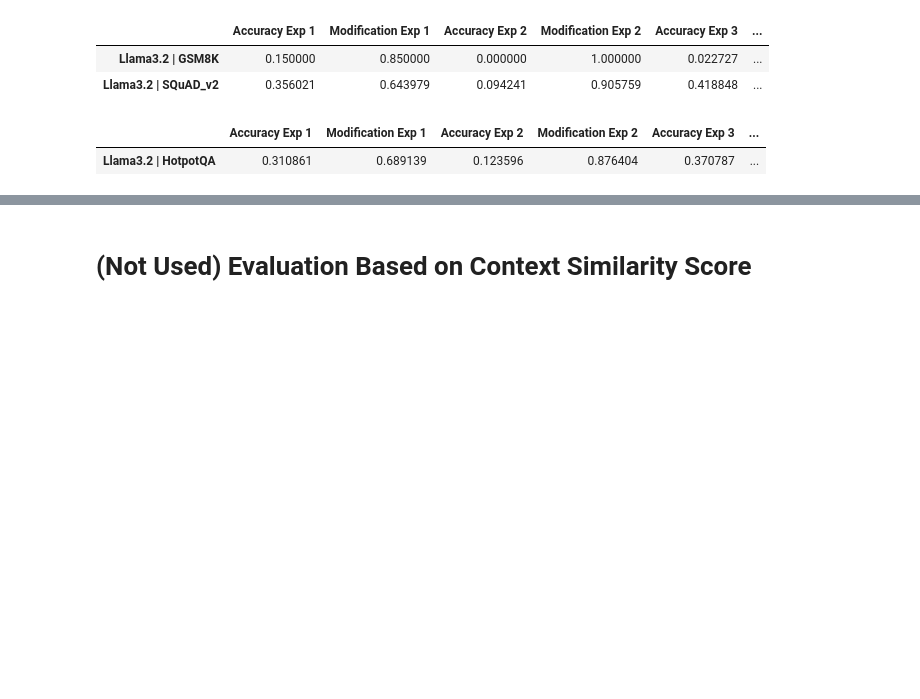
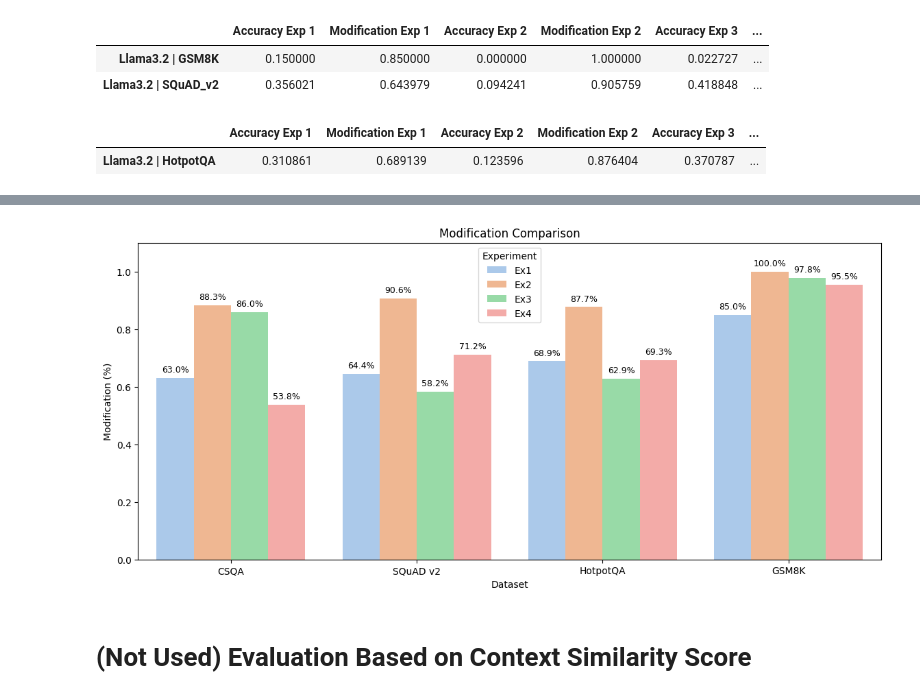
Before and after one commit to MaySiva/NLP-Project, a Jupyter notebook: LLMs_validation.ipynb, the cells around one changed output, grey strips where cells are left out. Cells and saved outputs as stored; diff of their text form; code cells hidden in the pictures; blank space fills up the shorter version.

```diff
--- a/LLMs_validation.ipynb
+++ b/LLMs_validation.ipynb
@@ -270,2 +358,38 @@ Data of the CSQA dataset exported successfully
+# %%
+# Reshape data for easier plotting with seaborn
+df_melted = pd.melt(df, id_vars='Experiment',
+                    value_vars=['CSQA_ACC', 'CSQA_MOD', 'SQuAD_ACC', 'SQuAD_MOD', 'HotpotQA_ACC', 'HotpotQA_MOD', 'GSM8K_ACC', 'GSM8K_MOD'],
+                    var_name='Dataset_Type', value_name='Value')
+
+# Split Dataset_Type into Dataset and Type
+df_melted[['Dataset', 'Type']] = df_melted['Dataset_Type'].str.split('_', expand=True)
+
+# Melting the data to make it compatible for Seaborn plotting
+df_melted = df.melt(id_vars='Experiment', var_name='Metric', value_name='Value')
+df_melted['Dataset'] = df_melted['Metric'].str.extract(r'(\w+)_')[0]
+df_melted['Dataset'] = df_melted['Dataset'].replace('SQuAD', 'SQuAD v2')
+df_melted['Type'] = df_melted['Metric'].str.extract(r'_(\w+)$')[0]
+
+df_mod_only = df_melted[df_melted['Type'] == 'MOD']
+
+plt.figure(figsize=(14, 6))
+
+plot = sns.barplot(data=df_mod_only, x='Dataset', y='Value', hue='Experiment', palette='pastel')
+
+for p in plot.patches:
+    x = p.get_x() + p.get_width() / 2
+    y = p.get_height()
+
+    # Add the percentage text
+    plot.text(x, y + 0.02, f"{y * 100:.1f}%", ha="center", color="black", fontsize=9)
+
+plt.title('Modification Comparison')
+plt.ylabel('Modification (%)')
+plt.ylim(0, 1.1)
+plt.legend(title='Experiment')
+
+plt.show()
+# %% [output]
+[figure, added]
 # %% [markdown]
 # (Not Used) Evaluation Based on Context Similarity Score
```
Also changed, not shown: parts of 14 cells of this notebook.
